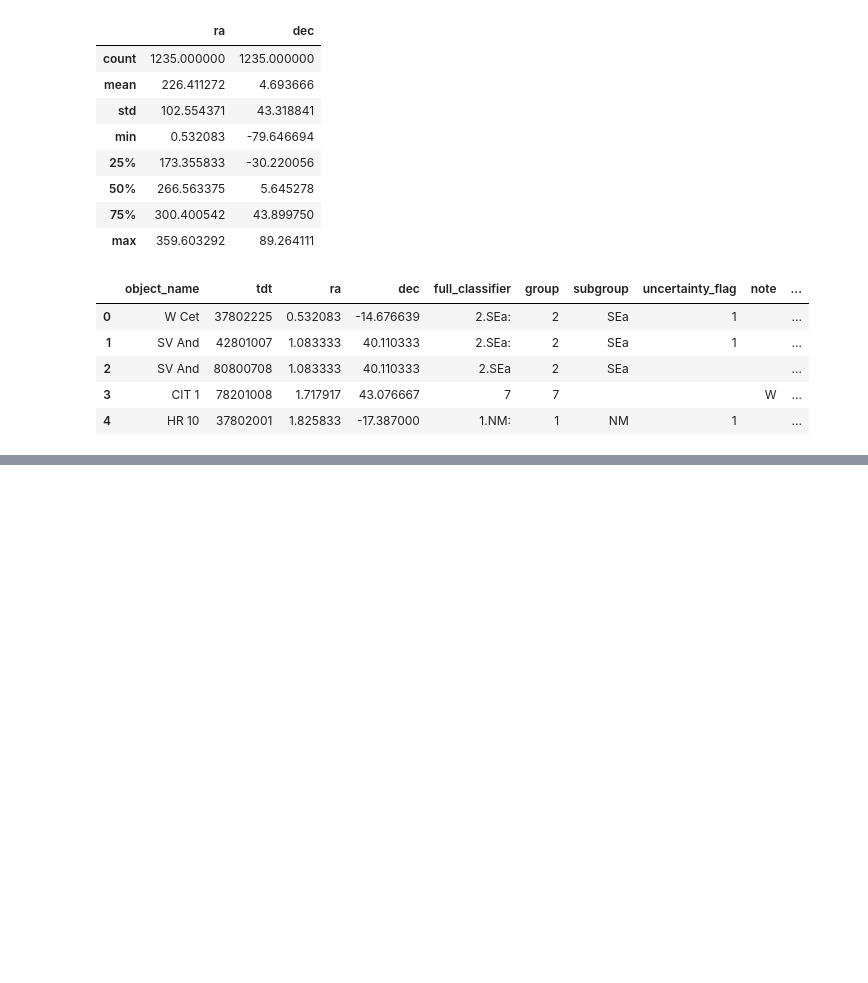
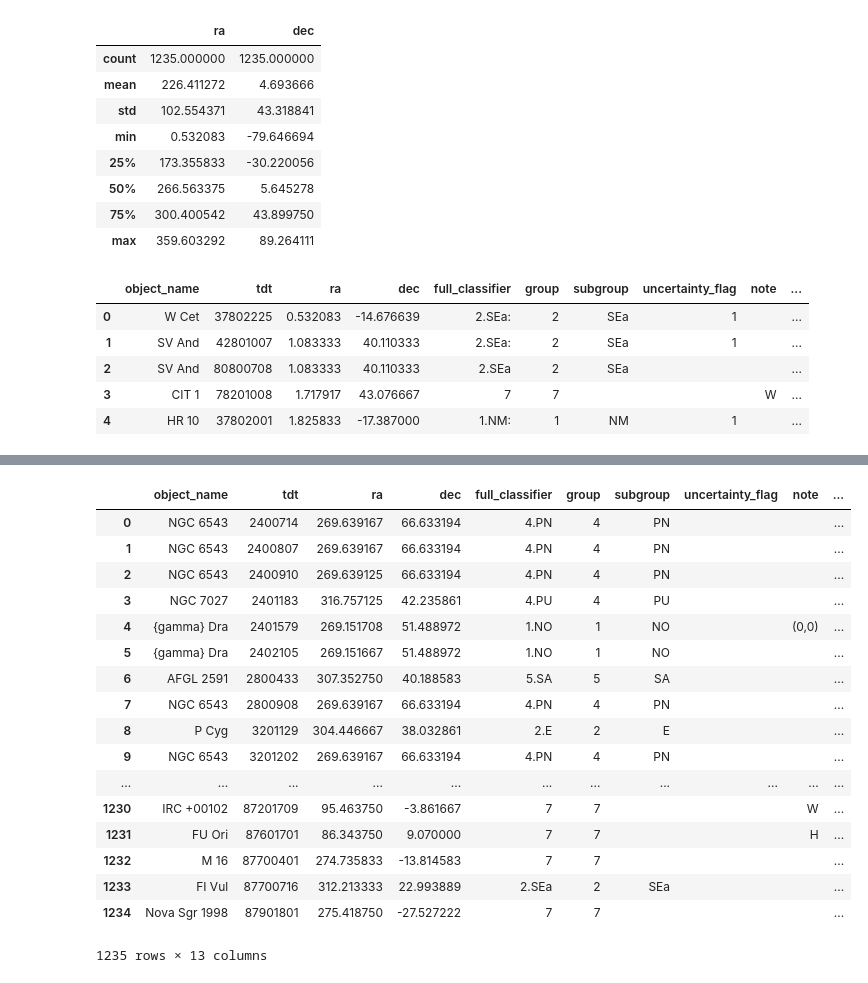
Before and after one commit to mattjshannon/swsnet, a Jupyter notebook: data/isosws_atlas/preprocess/step1_sort.ipynb, the cells around one changed output, grey strips where cells are left out. Saved outputs shown, nothing was run; the diff lists cells and outputs as text; code cells hidden in the pictures; blank space fills up the shorter version.

Commit message:
Notebook step 1: sort by TDT

```diff
--- a/data/isosws_atlas/preprocess/step1_sort.ipynb
+++ b/data/isosws_atlas/preprocess/step1_sort.ipynb
@@ -18,7 +18,7 @@ def create_plots():
     #     if index >= 10:
     #         break
 # %%
-meta = pd.read_pickle('metadata.pkl')
+meta = pd.read_pickle('../metadata.pkl')
 # %%
 meta.describe()
 # %% [output]
@@ -43,4 +43,4 @@ meta.head()
 # %%
 meta['tdt'] = meta['tdt'].astype(int)
 # %%
-meta.sort_values(by=['tdt'], ascending=True)
+meta = meta.sort_values(by=['tdt'], ascending=True)
@@ -66 +68,24 @@ meta.sort_values(by=['tdt'], ascending=True)
+# %%
+meta = meta.reset_index(drop=True)
+# %%
+meta
+# %% [output]
+|  | object_name | tdt | ra | dec | full_classifier | group | subgroup | uncertainty_flag | note | ... |
+| 0 | NGC 6543 | 2400714 | 269.639167 | 66.633194 | 4.PN | 4 | PN |  |  | ... |
+| 1 | NGC 6543 | 2400807 | 269.639167 | 66.633194 | 4.PN | 4 | PN |  |  | ... |
+| 2 | NGC 6543 | 2400910 | 269.639125 | 66.633194 | 4.PN | 4 | PN |  |  | ... |
+| 3 | NGC 7027 | 2401183 | 316.757125 | 42.235861 | 4.PU | 4 | PU |  |  | ... |
+| 4 | {gamma} Dra | 2401579 | 269.151708 | 51.488972 | 1.NO | 1 | NO |  | (0,0) | ... |
+| 5 | {gamma} Dra | 2402105 | 269.151667 | 51.488972 | 1.NO | 1 | NO |  |  | ... |
+| 6 | AFGL 2591 | 2800433 | 307.352750 | 40.188583 | 5.SA | 5 | SA |  |  | ... |
+| 7 | NGC 6543 | 2800908 | 269.639167 | 66.633194 | 4.PN | 4 | PN |  |  | ... |
+| 8 | P Cyg | 3201129 | 304.446667 | 38.032861 | 2.E | 2 | E |  |  | ... |
+| 9 | NGC 6543 | 3201202 | 269.639167 | 66.633194 | 4.PN | 4 | PN |  |  | ... |
+| ... | ... | ... | ... | ... | ... | ... | ... | ... | ... | ... |
+| 1230 | IRC +00102 | 87201709 | 95.463750 | -3.861667 | 7 | 7 |  |  | W | ... |
+| 1231 | FU Ori | 87601701 | 86.343750 | 9.070000 | 7 | 7 |  |  | H | ... |
+| 1232 | M 16 | 87700401 | 274.735833 | -13.814583 | 7 | 7 |  |  |  | ... |
+| 1233 | FI Vul | 87700716 | 312.213333 | 22.993889 | 2.SEa | 2 | SEa |  |  | ... |
+| 1234 | Nova Sgr 1998 | 87901801 | 275.418750 | -27.527222 | 7 | 7 |  |  |  | ... |
+1235 rows × 13 columns
 # %%
```
Also changed, not shown: parts of 3 cells of this notebook, 5 other files.
